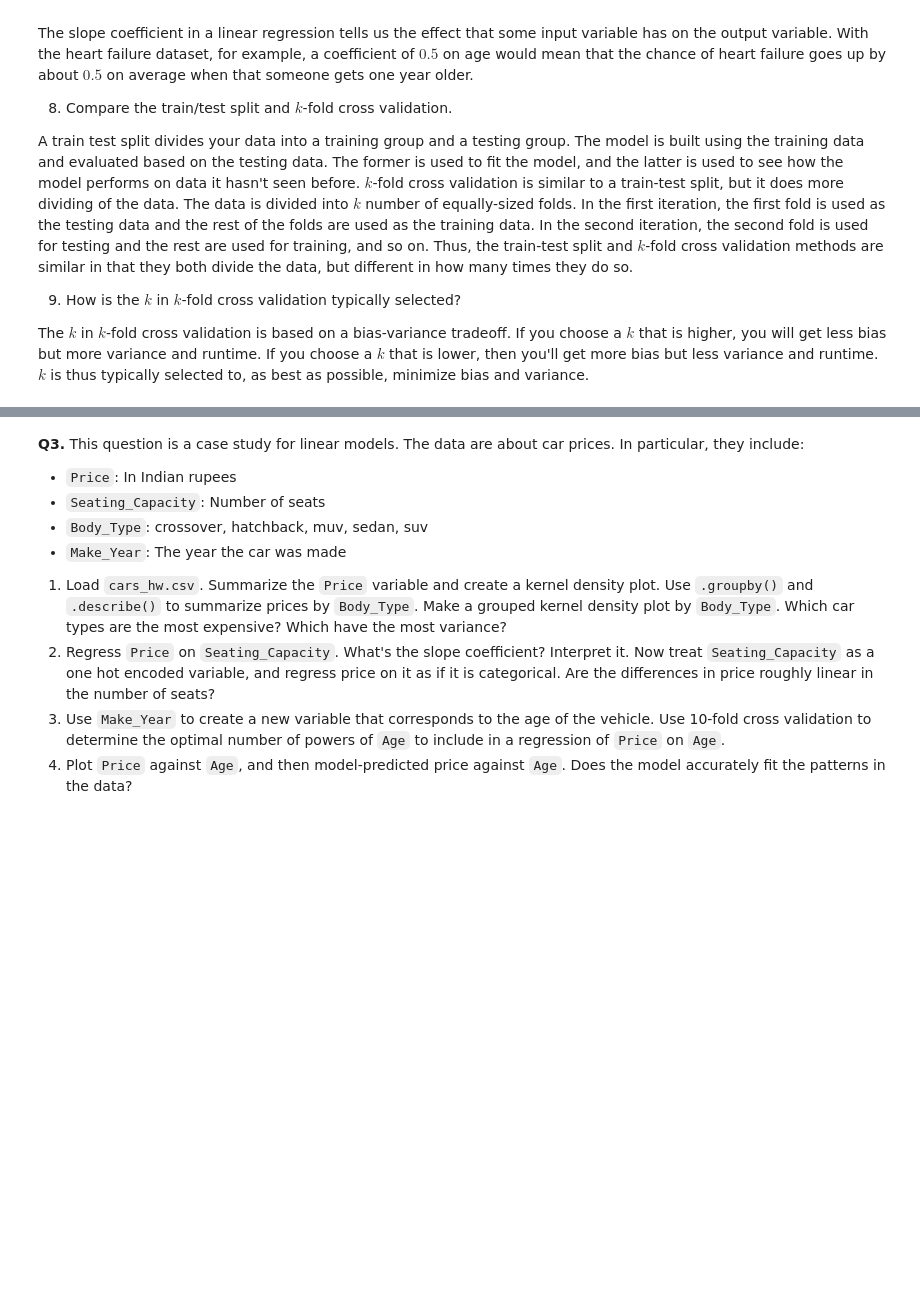
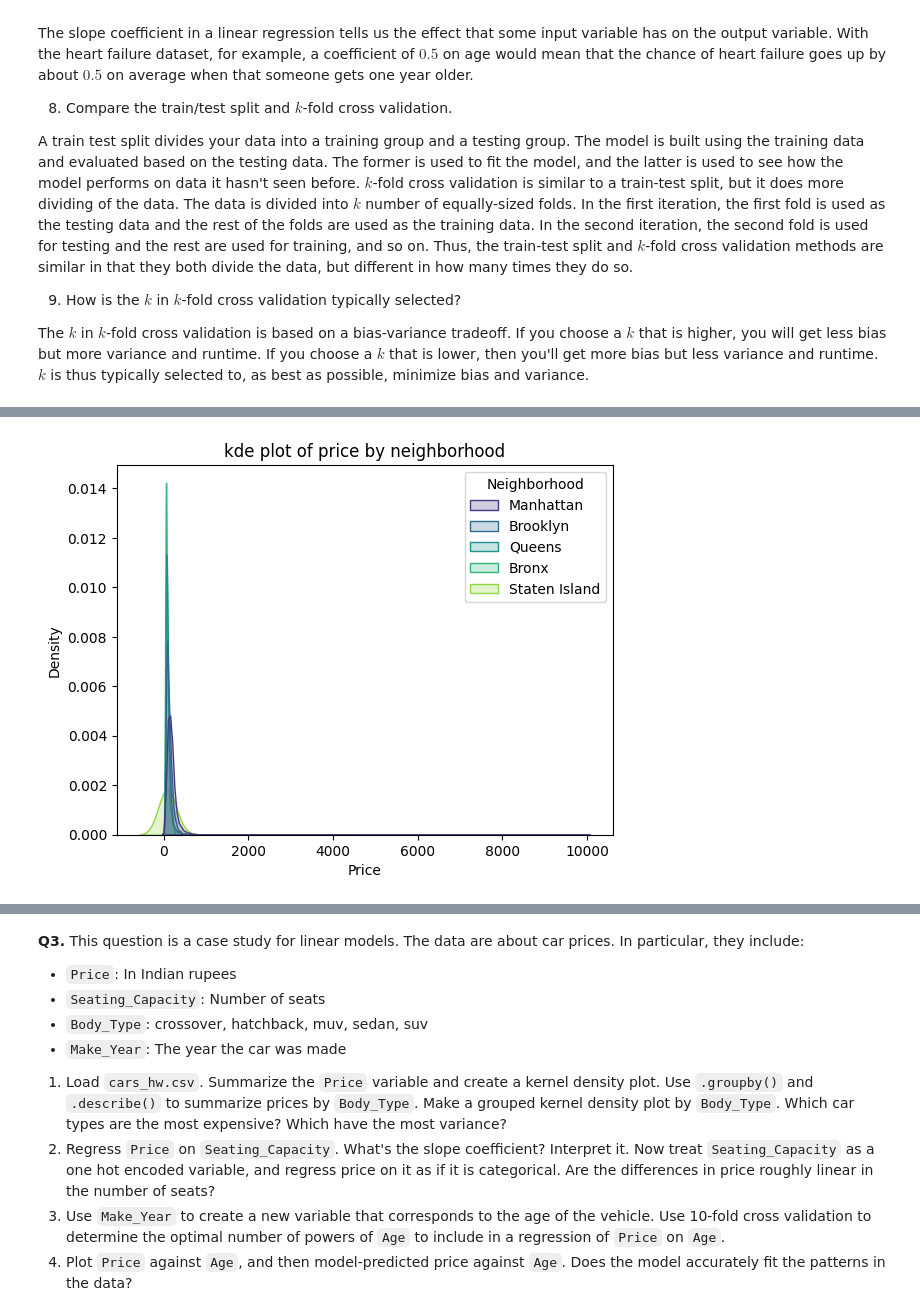
Before and after one commit to syd-nguyen/ds3021-assignments, a Jupyter notebook: assignments/03_assignment_linear_models.ipynb, the cells around one changed output, grey strips where cells are left out. Saved outputs shown, nothing was run; the diff lists cells and outputs as text; code cells hidden in the pictures; blank space fills up the shorter version.

```diff
--- a/assignments/03_assignment_linear_models.ipynb
+++ b/assignments/03_assignment_linear_models.ipynb
@@ -59,0 +53,4 @@ from sklearn.linear_model import LinearRegression
+# %%
+nyc = pd.read_csv('../data/Q1_clean.csv')
+nyc.rename(columns={'Neighbourhood ': 'Neighborhood'}, inplace=True)
+nyc.head()
@@ -59,0 +88,6 @@ from sklearn.linear_model import LinearRegression
+# %%
+sns.kdeplot(nyc, x='Price', hue='Neighborhood', common_norm=False, fill=True, palette='viridis')
+plt.title('kde plot of price by neighborhood')
+plt.show()
+# %% [output]
+[figure, added]
```
Also changed, not shown: parts of 12 cells of this notebook.
